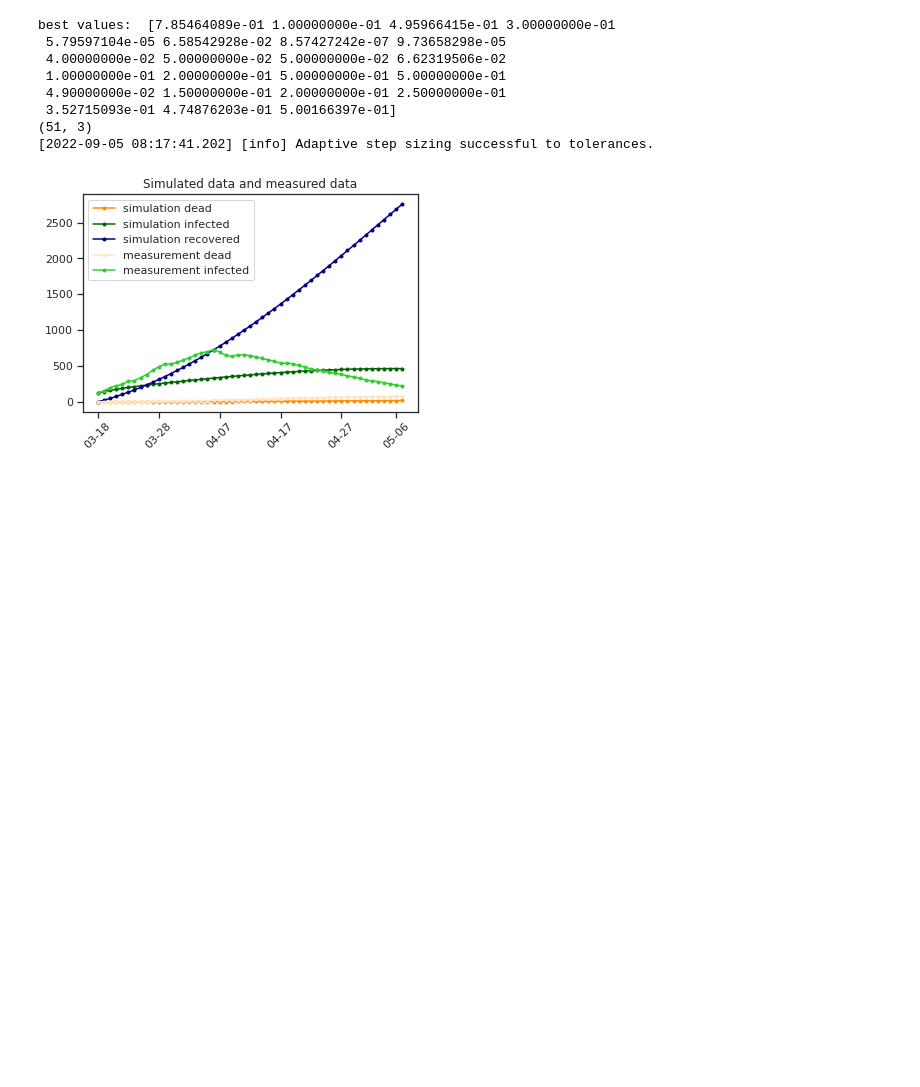
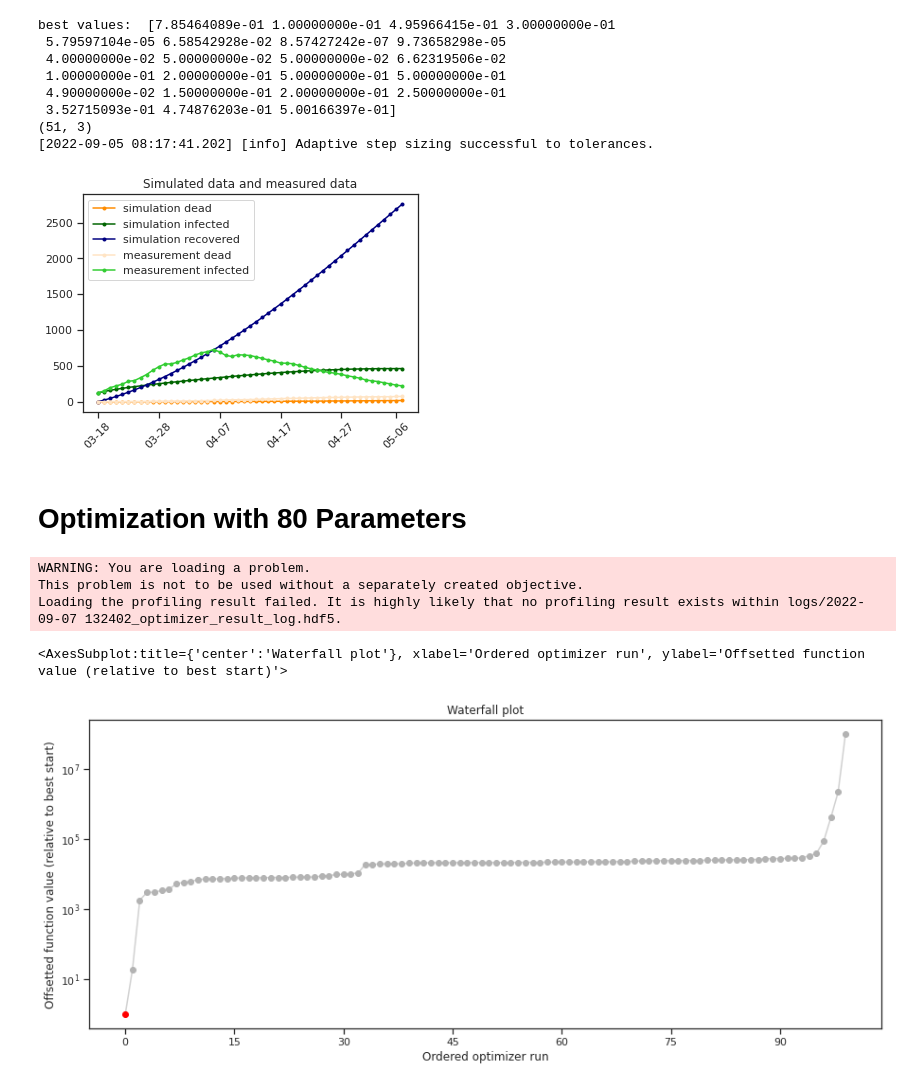
Before and after one commit to lelange/sensitivity_analysis, a Jupyter notebook: pycode/sensitivity_analysis/Parameter estimation.ipynb, the cells around one changed output. Saved outputs shown, nothing was run; the diff lists cells and outputs as text; code cells hidden in the pictures; blank space fills up the shorter version.

```diff
--- a/pycode/sensitivity_analysis/Parameter estimation.ipynb
+++ b/pycode/sensitivity_analysis/Parameter estimation.ipynb
@@ -452,3 +125,17 @@ best values:  [7.85464089e-01 1.00000000e-01 4.95966415e-01 3.00000000e-01
 (51, 3)
 [2022-09-05 08:17:41.202] [info] Adaptive step sizing successful to tolerances.
 [figure]
+# %% [markdown]
+# Optimization with 80 Parameters
+# %%
+fn80 = 'logs/2022-09-07 132402_optimizer_result_log.hdf5'
+result80 = store.read_result(fn80, problem=True)
+# %% [output]
+WARNING: You are loading a problem.
+This problem is not to be used without a separately created objective.
+Loading the profiling result failed. It is highly likely that no profiling result exists within logs/2022-09-07 132402_optimizer_result_log.hdf5.
+# %%
+pypesto.visualize.waterfall(result80, size=(15, 6))
+# %% [output]
+<AxesSubplot:title={'center':'Waterfall plot'}, xlabel='Ordered optimizer run', ylabel='Offsetted function value (relative to best start)'>
+[figure, added]
```
Also changed, not shown: parts of 15 cells of this notebook, 3 other files.
